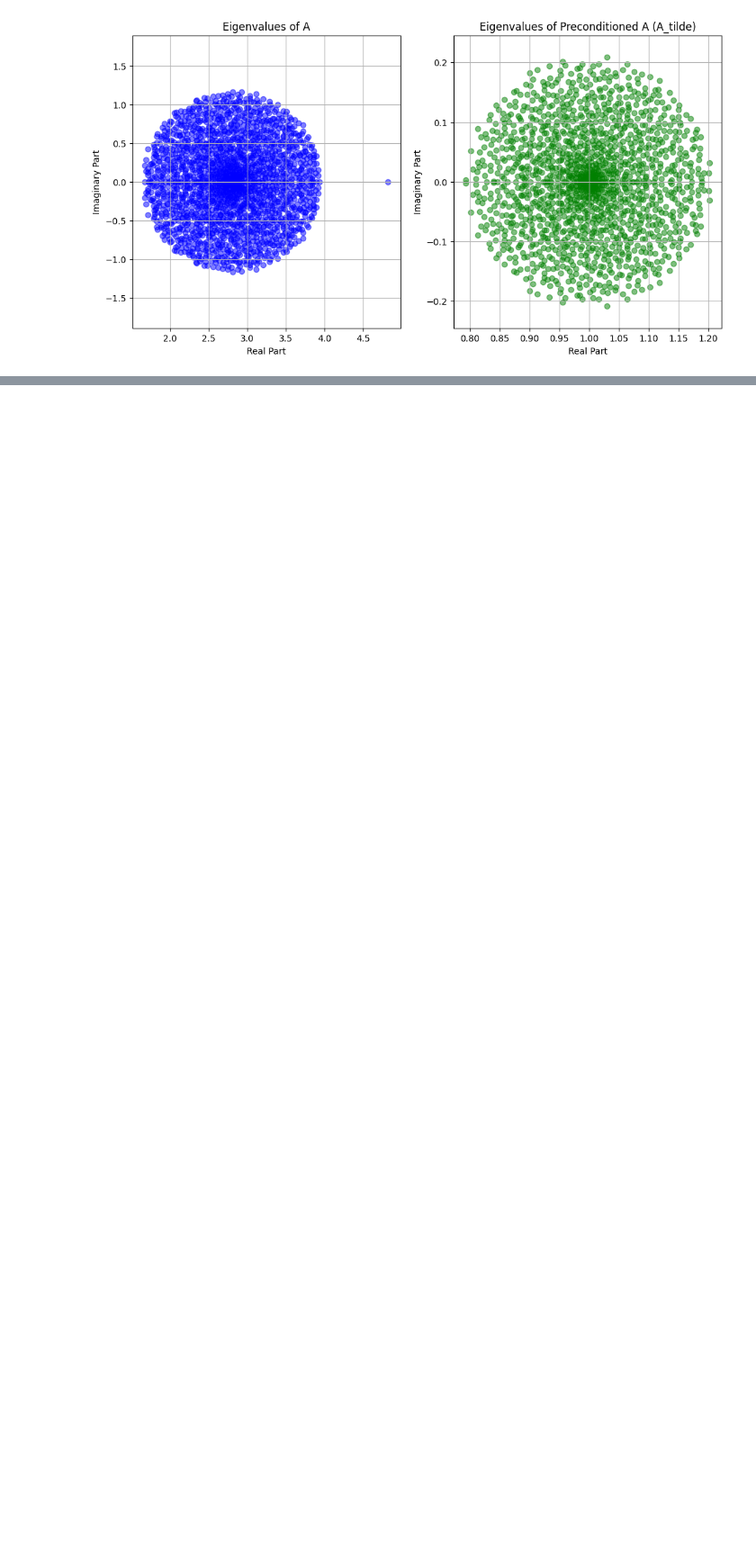
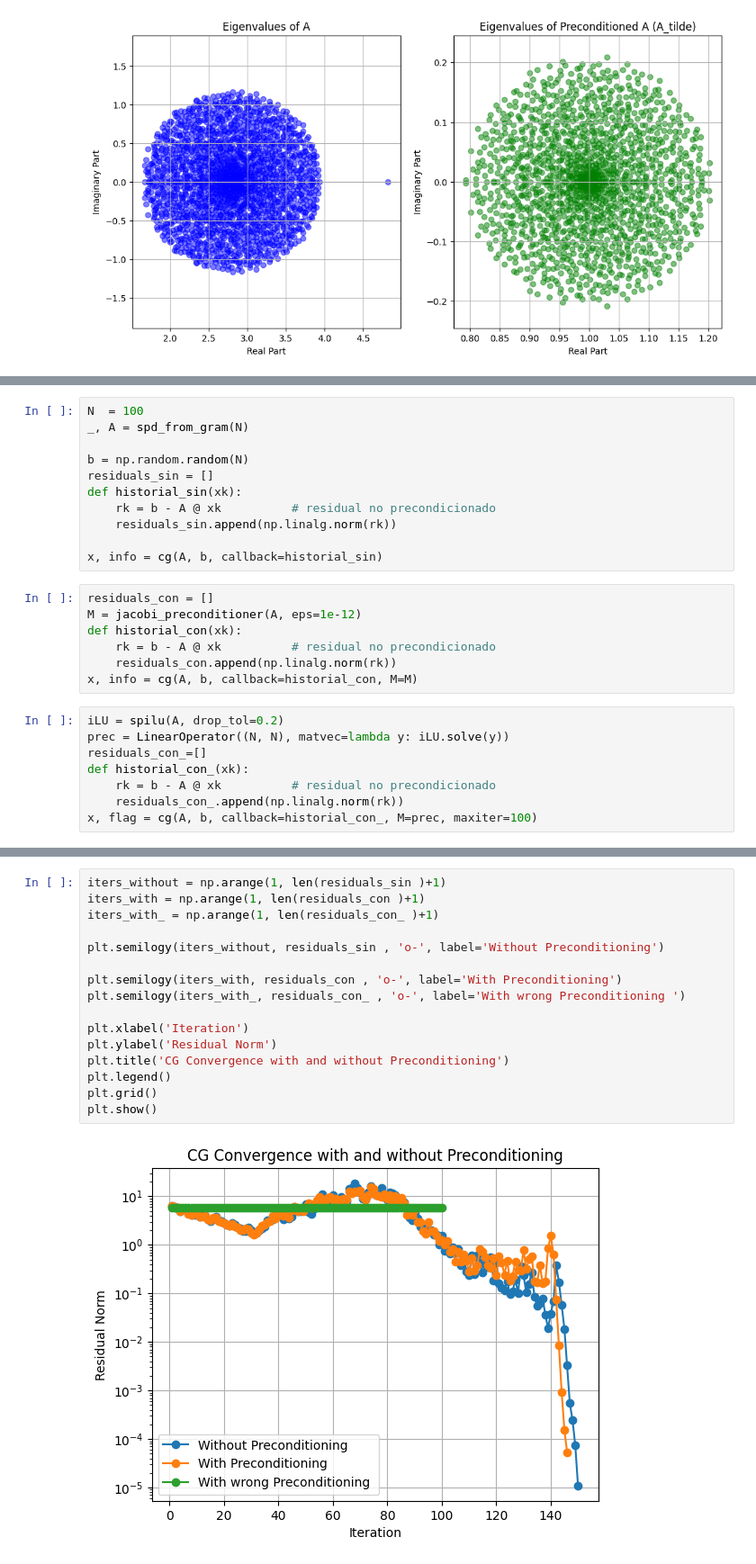
Before and after one commit to eti-calde/NumericalMethods, a Jupyter notebook: Preconditioners.ipynb, the cells around one changed output, grey strips where cells are left out. Shown at 90% size. Cells and saved outputs as stored; diff of their text form; blank space fills up the shorter version.

Commit message:
add cg preconditioners

```diff
--- a/Preconditioners.ipynb
+++ b/Preconditioners.ipynb
@@ -272,0 +309,26 @@ plt.show()
+# %%
+N  = 100
+_, A = spd_from_gram(N)
+
+b = np.random.random(N)
+residuals_sin = []
+def historial_sin(xk):
+    rk = b - A @ xk          # residual no precondicionado
+    residuals_sin.append(np.linalg.norm(rk))
+
+x, info = cg(A, b, callback=historial_sin)
+# %%
+residuals_con = []
+M = jacobi_preconditioner(A, eps=1e-12)
+def historial_con(xk):
+    rk = b - A @ xk          # residual no precondicionado
+    residuals_con.append(np.linalg.norm(rk))
+x, info = cg(A, b, callback=historial_con, M=M)
+# %%
+iLU = spilu(A, drop_tol=0.2)
+prec = LinearOperator((N, N), matvec=lambda y: iLU.solve(y))
+residuals_con_=[]
+def historial_con_(xk):
+    rk = b - A @ xk          # residual no precondicionado
+    residuals_con_.append(np.linalg.norm(rk))
+x, flag = cg(A, b, callback=historial_con_, M=prec, maxiter=100)
@@ -272,0 +362,18 @@ plt.show()
+# %%
+iters_without = np.arange(1, len(residuals_sin )+1)
+iters_with = np.arange(1, len(residuals_con )+1)
+iters_with_ = np.arange(1, len(residuals_con_ )+1)
+
+plt.semilogy(iters_without, residuals_sin , 'o-', label='Without Preconditioning')
+
+plt.semilogy(iters_with, residuals_con , 'o-', label='With Preconditioning')
+plt.semilogy(iters_with_, residuals_con_ , 'o-', label='With wrong Preconditioning ')
+
+plt.xlabel('Iteration')
+plt.ylabel('Residual Norm')
+plt.title('CG Convergence with and without Preconditioning')
+plt.legend()
+plt.grid()
+plt.show()
+# %% [output]
+[figure, added]
```
Also changed, not shown: parts of 13 cells of this notebook.
